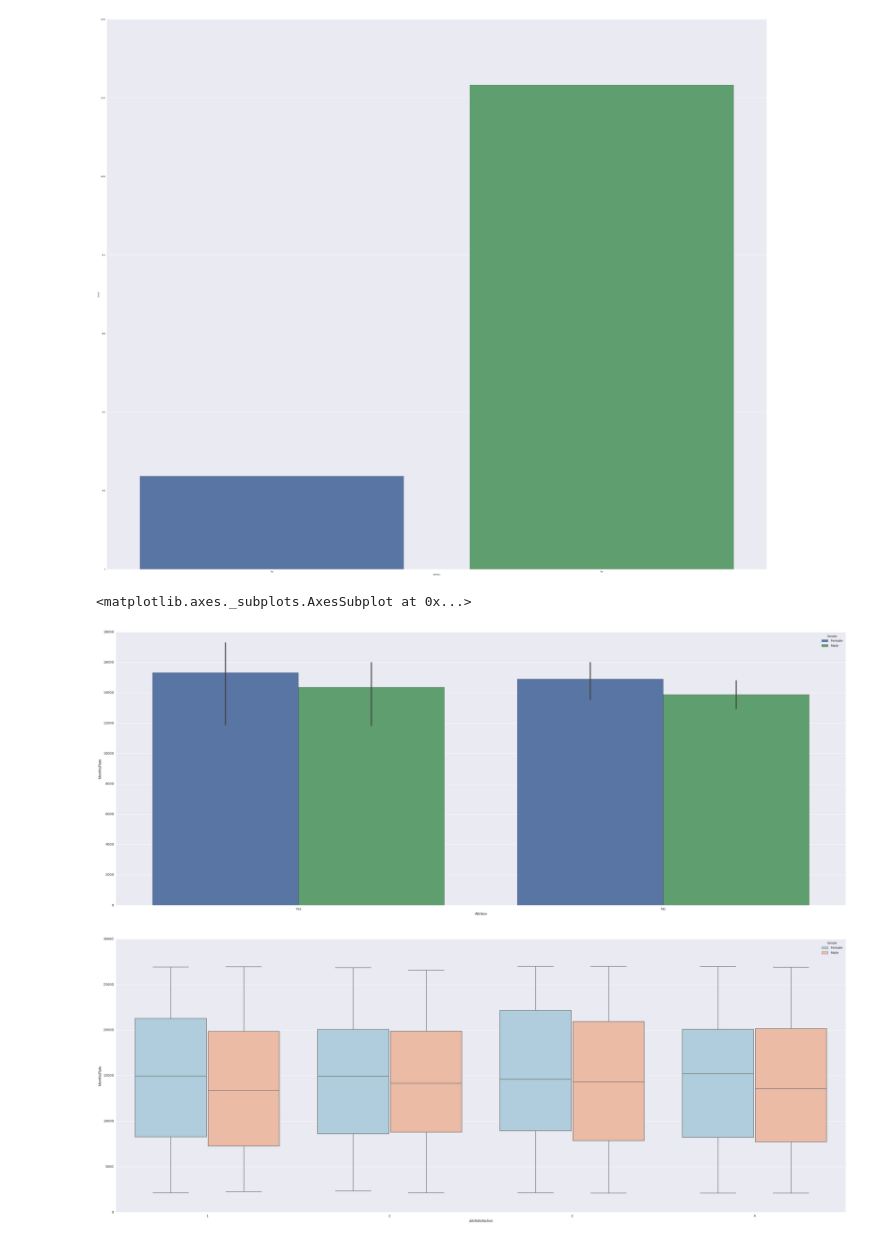
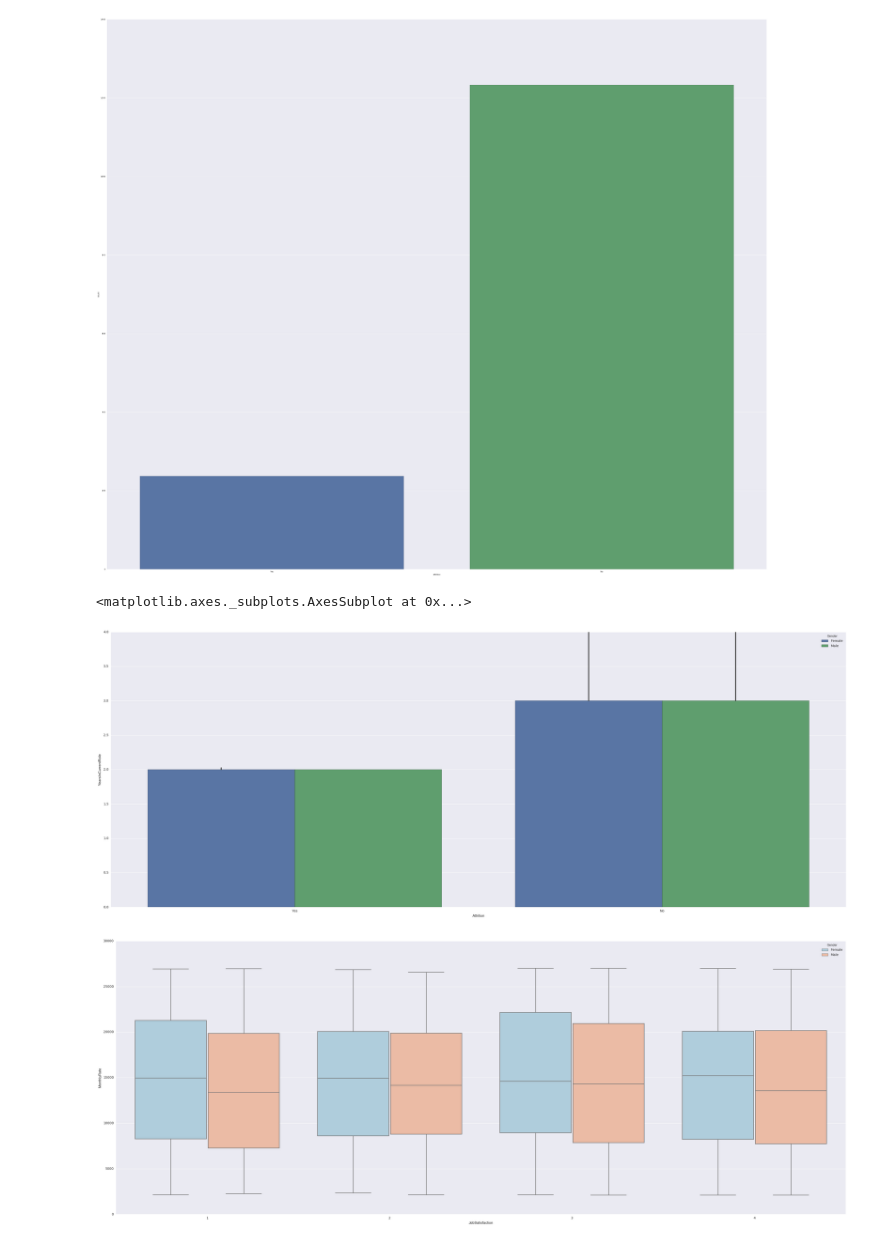
Before and after one commit to shivamnegi92/Big-Data-and-Intelligence-Analytics, a Jupyter notebook: Project 1--IBM HR Analytics attrition (Kaggle Competition)/IBM HR Analytics Attrition (Kaggle Competition).ipynb, the cells around one changed output. Saved outputs shown, nothing was run; the diff lists cells and outputs as text; code cells hidden in the pictures.

```diff
--- a/Project 1--IBM HR Analytics attrition (Kaggle Competition)/IBM HR Analytics Attrition (Kaggle Competition).ipynb
+++ b/Project 1--IBM HR Analytics attrition (Kaggle Competition)/IBM HR Analytics Attrition (Kaggle Competition).ipynb
@@ -240,14 +241,14 @@ plt.show()
 # %%
 #Bar plot of Attrition with respect to MonthlyRate grouping gender gender
 #Estimator used is median
 f,ax = plt.subplots(figsize=(40,15))
 
 from numpy import median
-sns.barplot(x='Attrition', y='MonthlyRate', hue= 'Gender',data=df, estimator=median)
+sns.barplot(x='Attrition', y='YearsInCurrentRole', hue= 'Gender',data=df, estimator=median)
 #plt.show()
 # %% [output]
 <matplotlib.axes._subplots.AxesSubplot at 0x...>
-[figure, old version]
+[figure, new version]
 # %%
 #box plot JobSatisfaction vs MonthlyRate based on gender
 f,ax = plt.subplots(figsize=(40,15))
```
Also changed, not shown: parts of 20 cells of this notebook, 9 other files.
